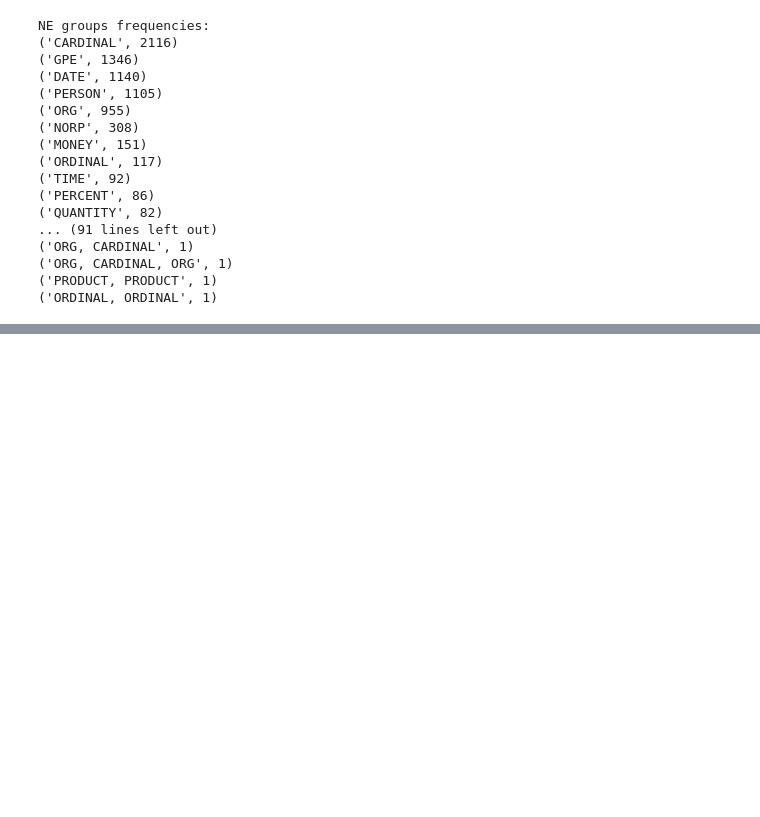
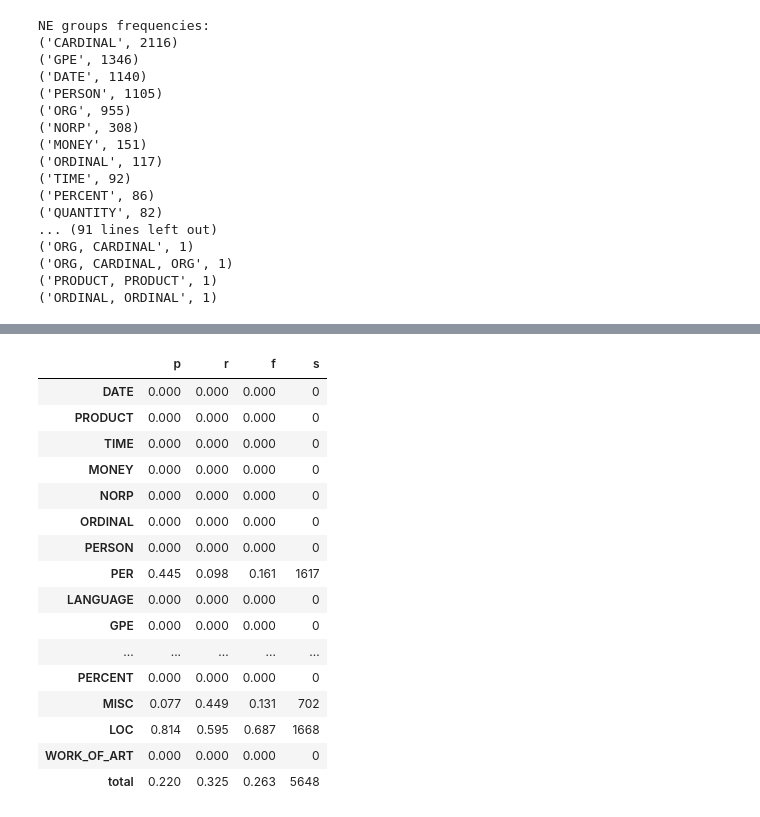
Before and after one commit to Bentley97/NLU_Second_Assignment, a Jupyter notebook: SecondAssignment.ipynb, the cells around one changed output, grey strips where cells are left out. Cells and saved outputs as stored; diff of their text form; code cells hidden in the pictures; blank space fills up the shorter version.

```diff
--- a/SecondAssignment.ipynb
+++ b/SecondAssignment.ipynb
@@ -329,12 +467,42 @@ import spacy
 
 nlp = spacy.load("en_core_web_sm")
 
+hyps_extended = []
+refs_extended = []
+
 for sent in raw_corpus:
   sentence = " ".join([elem[0].split(" ")[0] for elem in sent])
+  refs_extended.append(build_references(sentence))
 
   doc = nlp(sentence)
 
   # reassemble tokens according to whitespace_
   doc = reassemble_tokens(doc)
 
+  # extend entity spans to compound spans
   hyps_extended.append(extend_NE_to_compounds(doc))
+
+
+
+### adapt hypoteses and references to sklear input format
+hyps_for_sklearn_extended = convert_in_ordered_list_of_label(hyps_extended)
+refs_for_sklearn_extended = convert_in_ordered_list_of_label(refs_extended)
+
+### extract labels present
+labels = sorted(list(set(refs_for_sklearn_extended)))
+
+
+### total accuracy is labeld as accuracy
+print("PERFORMANCE token-level:")
+print(classification_report(refs_for_sklearn_extended, hyps_for_sklearn_extended, labels=labels, digits=3))
+
+print("Total accuracy: ",accuracy_score(refs_for_sklearn_extended,hyps_for_sklearn_extended))
+
+
+results = evaluate(refs_extended, hyps_extended)
+
+print("")
+print("")
+print("PERFORMANCE chunk-level:")
+pd_tbl = pd.DataFrame().from_dict(results, orient='index')
+pd_tbl.round(decimals=3)
@@ -374,0 +543,13 @@ Franz Fischler  |  compound Fischler  |  pobj by | PERSON
+# %%
+for f in hyps_extended:
+  print(f)
+
+
+results = evaluate(refs, hyps_extended)
+
+print("")
+print("")
+print("PERFORMANCE chunk-level:")
+pd_tbl = pd.DataFrame().from_dict(results, orient='index')
+pd_tbl.round(decimals=3)
+# %% [output]
@@ -374,0 +573,17 @@ Franz Fischler  |  compound Fischler  |  pobj by | PERSON
+|  | p | r | f | s |
+| DATE | 0.000 | 0.000 | 0.000 | 0 |
+| PRODUCT | 0.000 | 0.000 | 0.000 | 0 |
+| TIME | 0.000 | 0.000 | 0.000 | 0 |
+| MONEY | 0.000 | 0.000 | 0.000 | 0 |
+| NORP | 0.000 | 0.000 | 0.000 | 0 |
+| ORDINAL | 0.000 | 0.000 | 0.000 | 0 |
+| PERSON | 0.000 | 0.000 | 0.000 | 0 |
+| PER | 0.445 | 0.098 | 0.161 | 1617 |
+| LANGUAGE | 0.000 | 0.000 | 0.000 | 0 |
+| GPE | 0.000 | 0.000 | 0.000 | 0 |
+| ... | ... | ... | ... | ... |
+| PERCENT | 0.000 | 0.000 | 0.000 | 0 |
+| MISC | 0.077 | 0.449 | 0.131 | 702 |
+| LOC | 0.814 | 0.595 | 0.687 | 1668 |
+| WORK_OF_ART | 0.000 | 0.000 | 0.000 | 0 |
+| total | 0.220 | 0.325 | 0.263 | 5648 |
```
Also changed, not shown: parts of 8 cells of this notebook.
